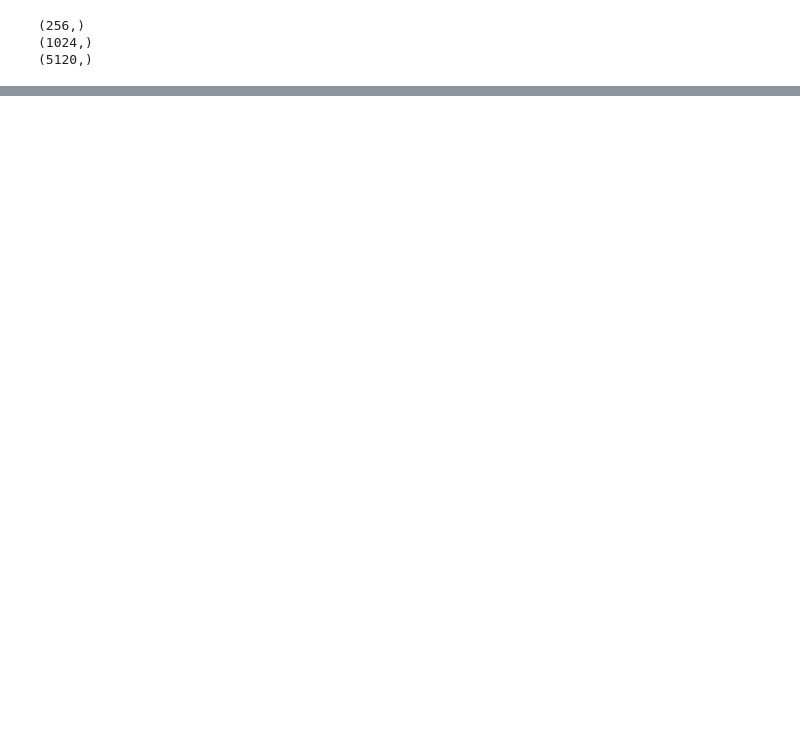
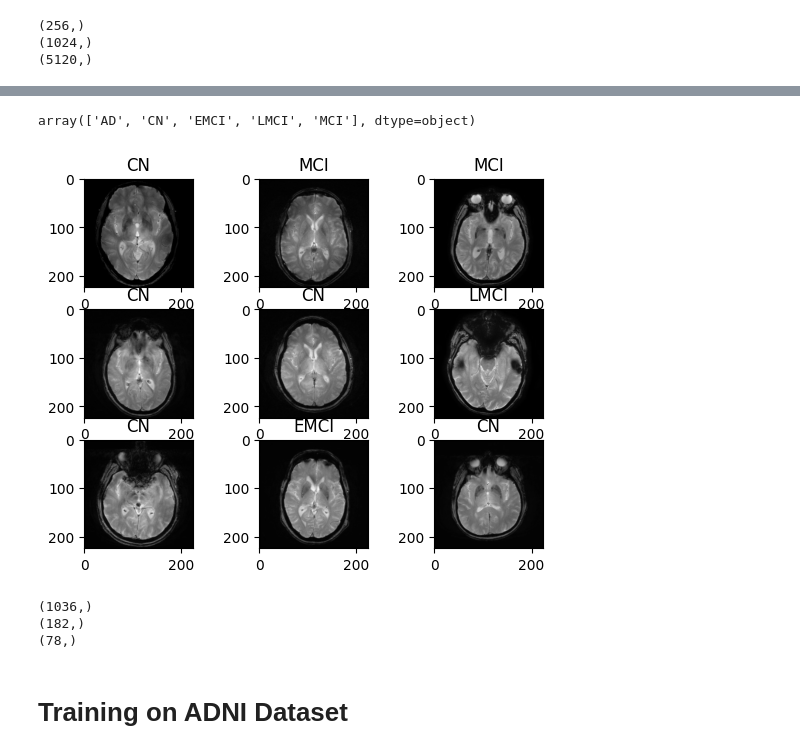
Before and after one commit to karamarora20/Alzheimer_detection, a Jupyter notebook: Models/model1.ipynb, the cells around one changed output, grey strips where cells are left out. Saved outputs shown, nothing was run; the diff lists cells and outputs as text; code cells hidden in the pictures; blank space fills up the shorter version.

```diff
--- a/Models/model1.ipynb
+++ b/Models/model1.ipynb
@@ -411,0 +440,10 @@ ________________________________________________________________________________
+# %%
+All_images=np.concatenate((train_data_ADNI,test_data_ADNI),axis=0)
+all_labels=np.concatenate((train_labels,test_labels),axis=0)
+# %%
+df=pd.DataFrame(All_images)
+df['class']=all_labels
+# df_train=pd.DataFrame(train_data_ADNI)
+# df_train['class']=train_labels
+# df_test=pd.DataFrame(test_data_ADNI)
+# df_test['class']=test_labels
@@ -411,0 +456,3 @@ ________________________________________________________________________________
+# %%
+X=df.iloc[:,:-1]
+Y=df.iloc[:,-1]
@@ -411,0 +469,22 @@ ________________________________________________________________________________
+# %%
+# Divide X_test into validation and test
+from sklearn.model_selection import train_test_split
+X_train, X_temp, Y_train, Y_temp = train_test_split(X, Y, test_size=0.2, random_state=42, shuffle=True)
+# Split the temporary set into the final training set and a validation set
+X_test, X_validation, Y_test, Y_validation = train_test_split(X_temp, Y_temp, test_size=0.3, random_state=42, shuffle=True)
+X_train=X_train.values.reshape(X_train.shape[0],img_size,img_size,1)
+X_test=X_test.values.reshape(X_test.shape[0],img_size,img_size,1)
+X_validation=X_validation.values.reshape(X_validation.shape[0],img_size,img_size,1)
+# %%
+Y.unique()
+# %% [output]
+array(['AD', 'CN', 'EMCI', 'LMCI', 'MCI'], dtype=object)
+# %%
+import random
+for i in range(0,9):
+    j=random.randint(0,Y_train.shape[0])
+    plt.subplot(330+1+i)
+    plt.imshow(X_train[j].reshape(img_size,img_size),cmap=plt.get_cmap('gray'))
+    plt.title(Y_train.iloc[j])
+# %% [output]
+[figure, added]
@@ -411,0 +498,10 @@ ________________________________________________________________________________
+# %%
+print(Y_train_encoded.shape)
+print(Y_test_encoded.shape)
+print(Y_validation_encoded.shape)
+# %% [output]
+(1036,)
+(182,)
+(78,)
+# %% [markdown]
+# Training on ADNI Dataset
```
Also changed, not shown: parts of 47 cells of this notebook.
